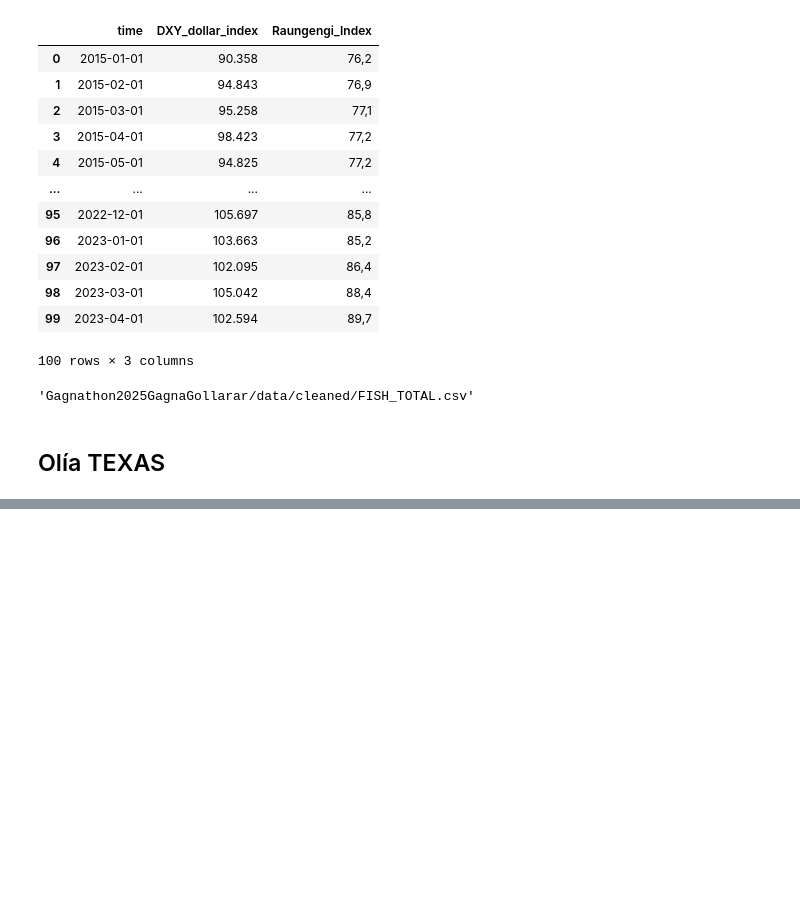
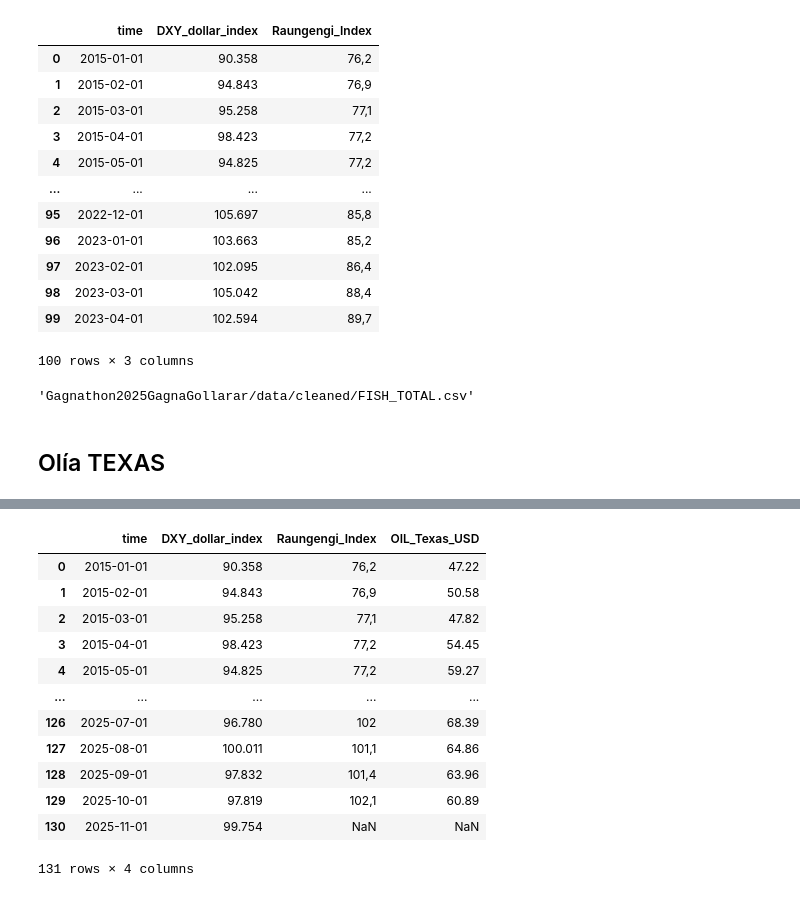
Before and after one commit to alexandersvafdal/Gagnathon2025GagnaGollarar, a Jupyter notebook: cleaning.ipynb, the cells around one changed output, grey strips where cells are left out. Saved outputs shown, nothing was run; the diff lists cells and outputs as text; code cells hidden in the pictures; blank space fills up the shorter version.

Commit message:
fix to cleaning notebook

```diff
--- a/cleaning.ipynb
+++ b/cleaning.ipynb
@@ -253,7 +261,7 @@ def add_to_dataframe(
 
     # Normalize target 'time' column to first-of-month
     out[incoming_month] = pd.to_datetime(out[incoming_month]).dt.to_period("M").dt.to_timestamp()
-    out = out[out["Dags."] >= "2015-01-01"]
+    out = out[out[incoming_month] >= "2015-01-01"]
     # Load the incoming data
     incoming = pd.read_csv(csv_path)
 
@@ -272,3 +280,23 @@ def add_to_dataframe(
     incoming = incoming.merge(out, on="time", how="left")
 
     return incoming
+# %%
+
+df_clean = add_to_dataframe(df, FISH_TOTAL, 'Date', 'Price', "OIL_Texas_USD")
+
+df_clean_TEXASOIL = df_clean.copy()
+df_clean_TEXASOIL
+# %% [output]
+|  | time | DXY_dollar_index | Raungengi_Index | OIL_Texas_USD |
+| 0 | 2015-01-01 | 90.358 | 76,2 | 47.22 |
+| 1 | 2015-02-01 | 94.843 | 76,9 | 50.58 |
+| 2 | 2015-03-01 | 95.258 | 77,1 | 47.82 |
+| 3 | 2015-04-01 | 98.423 | 77,2 | 54.45 |
+| 4 | 2015-05-01 | 94.825 | 77,2 | 59.27 |
+| ... | ... | ... | ... | ... |
+| 126 | 2025-07-01 | 96.780 | 102 | 68.39 |
+| 127 | 2025-08-01 | 100.011 | 101,1 | 64.86 |
+| 128 | 2025-09-01 | 97.832 | 101,4 | 63.96 |
+| 129 | 2025-10-01 | 97.819 | 102,1 | 60.89 |
+| 130 | 2025-11-01 | 99.754 | NaN | NaN |
+131 rows × 4 columns
```
Also changed, not shown: parts of 2 cells of this notebook.
